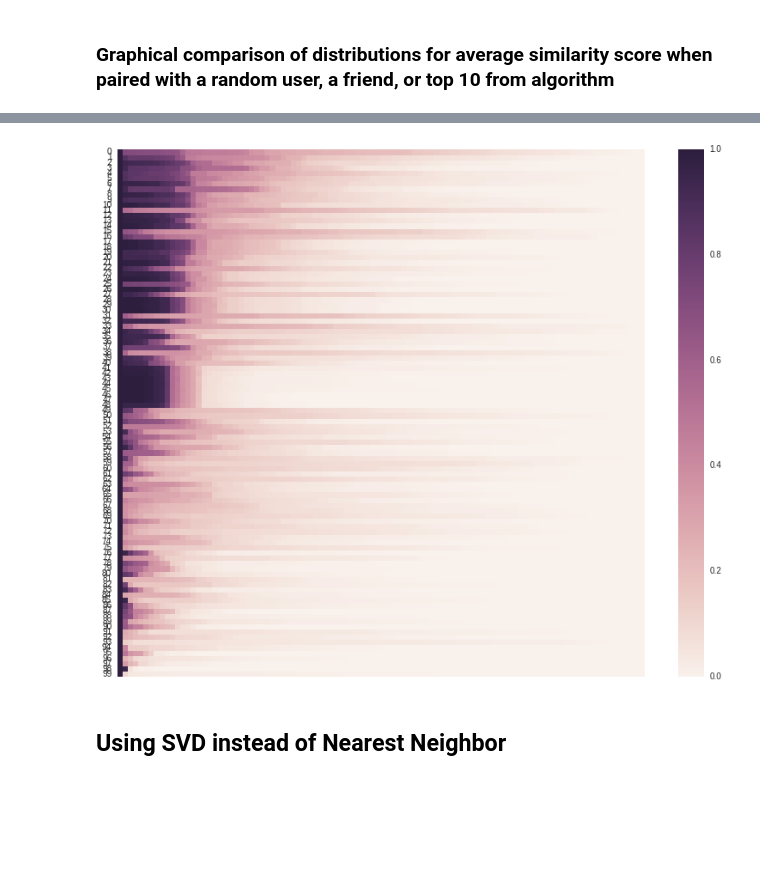
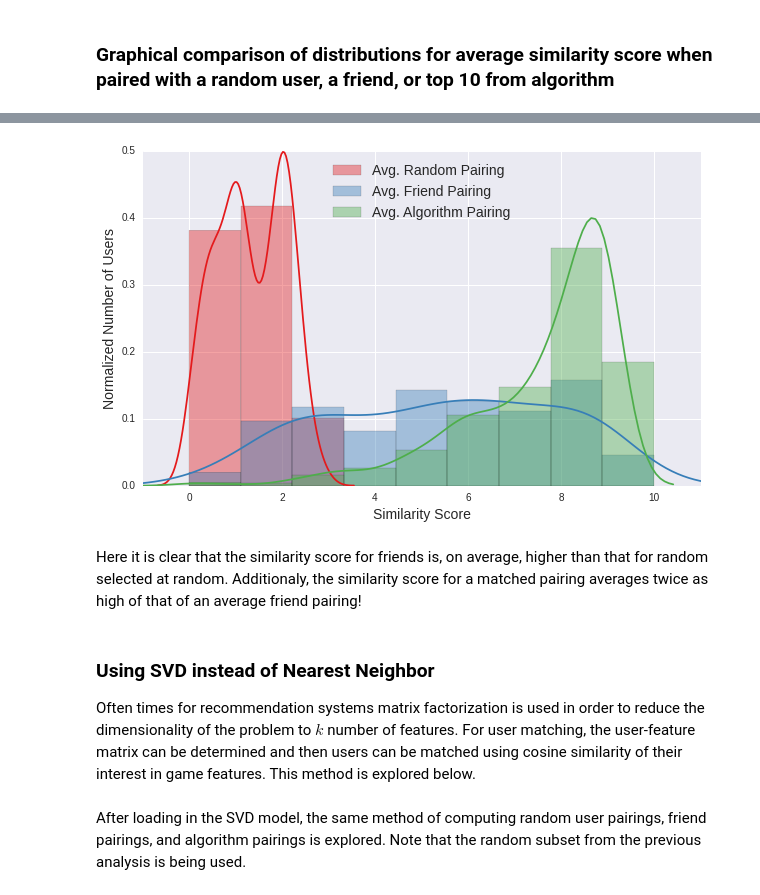
Before and after one commit to mjhines/LookingForPlayers, a Jupyter notebook: UserMatching_Validation.ipynb, the cells around one changed output, grey strips where cells are left out. Cells and saved outputs as stored; diff of their text form; code cells hidden in the pictures; blank space fills up the shorter version.

```diff
--- a/UserMatching_Validation.ipynb
+++ b/UserMatching_Validation.ipynb
@@ -36,0 +108,12 @@ for user in randomUserTestSet:
+# %%
+# Find average similarity score for random user selection
+matchedScores = []
+for user in random100[0:20]:
+    userScores = um.topMatches(userGames,user,randomUserCompareSet, n=len(userGames)) # All matches returns person1,person1 match for diagonal
+    matchedScores.append([s[0] for s in userScores])
+
+for user in matchedScores:
+    t = DataFrame(item*10 for item in user)
+    t[t>0.5].hist(bins=50)
+    plt.xlim([0,10])
+    plt.xlabel('Similarity Score',fontsize=12)
@@ -83,14 +179,0 @@ sns.axlabel('Similarity Score', 'Normalized Number of Users',fontsize = 14)
-# %%
-sns.set(rc={"figure.figsize": (10, 6)})
-
-cc = sns.color_palette("Set1", 10)
-bins = np.linspace(0, 1, 10)
-
-for y in np.arange(0,5):
-    #t = DataFrame(matchedScores[y])
-    #t.hist(bins=50)
-    t = Series(matchedScores[y])
-    sns.distplot(t[t>0.1], bins=bins, color=cc[y])
-    #sns.kdeplot(t[t>0.1], shade=False, color=cc[y])
-
-#sns.kdeplot(dist2, shade=True, color=cc[2], label="dist2")
@@ -243,13 +180,18 @@ plt.tick_params(
-# %%
-plt.figure(figsize=(14,11))
-
-sns.heatmap(sortedSortedMatches, vmax=1.0, linewidths=0, square=True)
-plt.tick_params(
-    which='both',      # both major and minor ticks are affected
-    bottom='off',      # ticks along the bottom edge are off
-    top='off',         # ticks along the top edge are off
-    labelbottom='off') # labels along the bottom edge are off
-# %% [output]
-[figure, removed]
-# %% [markdown]
-## Using SVD instead of Nearest Neighbor
+# %%
+# Plot distributions
+sns.set(rc={"figure.figsize": (10, 6)})
+
+bins = np.linspace(0, 10, 10); cc = sns.color_palette("Set1", 3)
+sns.distplot(Series(rs), bins=bins, color=cc[0],label='Avg. Random Pairing')
+sns.distplot(Series(fs), bins=bins, color=cc[1],label='Avg. Friend Pairing')
+sns.distplot(Series(ms), bins=bins, color=cc[2],label='Avg. Algorithm Pairing')
+plt.legend(fontsize = 14,loc=9); plt.xlim([-1,11])
+sns.axlabel('Similarity Score', 'Normalized Number of Users',fontsize = 14)
+# %% [output]
+[figure, added]
+# %% [markdown]
+Here it is clear that the similarity score for friends is, on average, higher than that for random selected at random. Additionaly, the similarity score for a matched pairing averages twice as high of that of an average friend pairing!
+# %% [markdown]
+### Using SVD instead of Nearest Neighbor
+
+Often times for recommendation systems matrix factorization is used in order to reduce the dimensionality of the problem to $k$ number of features. For user matching, the user-feature matrix can be determined and then users can be matched using cosine similarity of their interest in game features. This method is explored below.
@@ -255,0 +218,2 @@ plt.tick_params(
+# %% [markdown]
+After loading in the SVD model, the same method of computing random user pairings, friend pairings, and algorithm pairings is explored. Note that the random subset from the previous analysis is being used.
```
Also changed, not shown: parts of 60 cells of this notebook, 1 other file.
